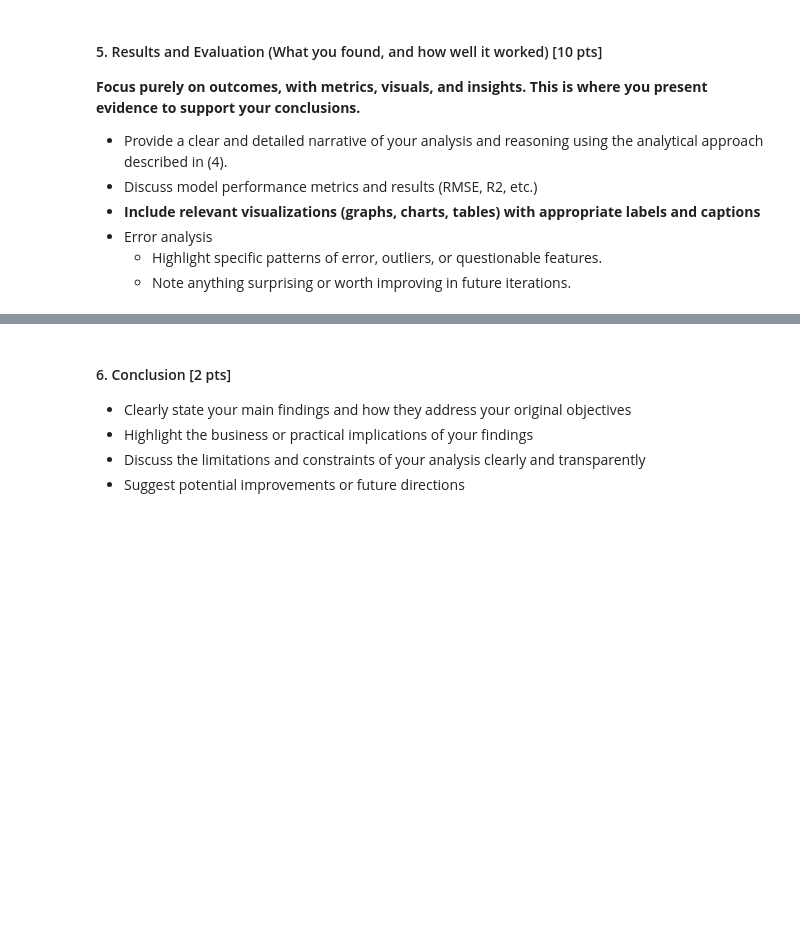
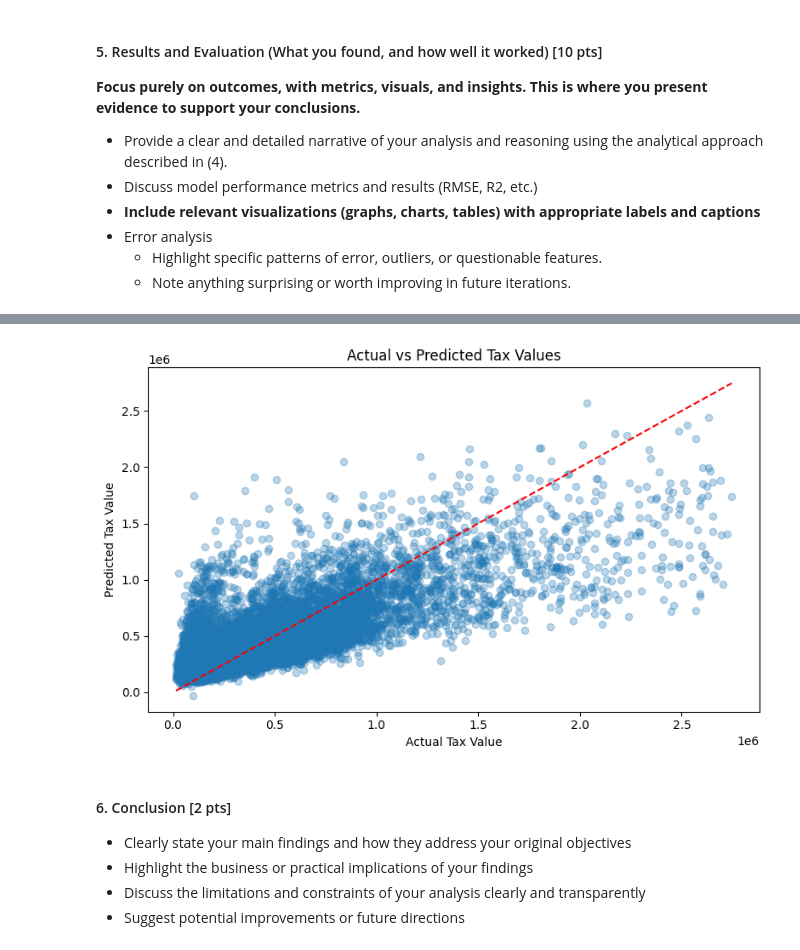
Before and after one commit to tbeerio/DX603-Milestone-1, a Jupyter notebook: Final_Project/Final_Project_Report.ipynb, the cells around one changed output, grey strips where cells are left out. Cells and saved outputs as stored; diff of their text form; code cells hidden in the pictures; blank space fills up the shorter version.

```diff
--- a/Final_Project/Final_Project_Report.ipynb
+++ b/Final_Project/Final_Project_Report.ipynb
@@ -192,3 +289,16 @@ Note: You may imaginatively consider this project as taking place in a real esta
+# %%
+import matplotlib.pyplot as plt
+
+plt.figure(figsize=(8,5))
+plt.scatter(y_test, y_pred, alpha=0.3)
+plt.plot([y_test.min(), y_test.max()], [y_test.min(), y_test.max()], color='red', linestyle='--')
+plt.xlabel("Actual Tax Value")
+plt.ylabel("Predicted Tax Value")
+plt.title("Actual vs Predicted Tax Values")
+plt.tight_layout()
+plt.show()
+# %% [output]
+[figure, added]
 # %% [markdown]
 #### 6. Conclusion [2 pts]
 - Clearly state your main findings and how they address your original objectives
```
Also changed, not shown: parts of 8 cells of this notebook.
